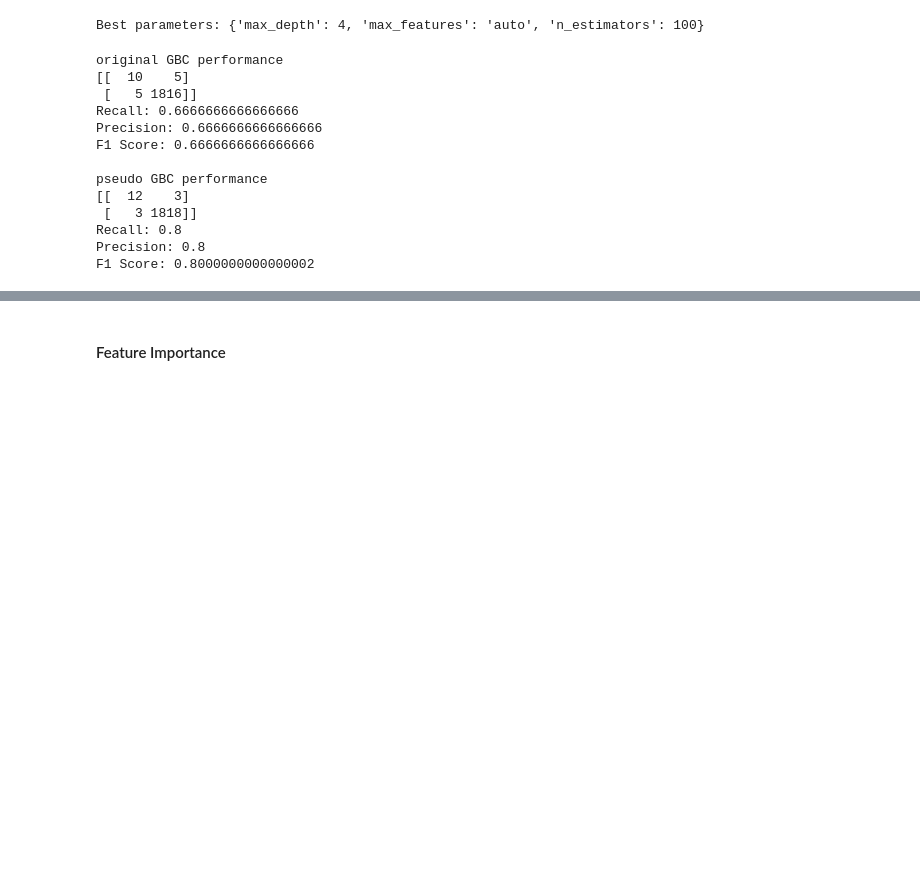
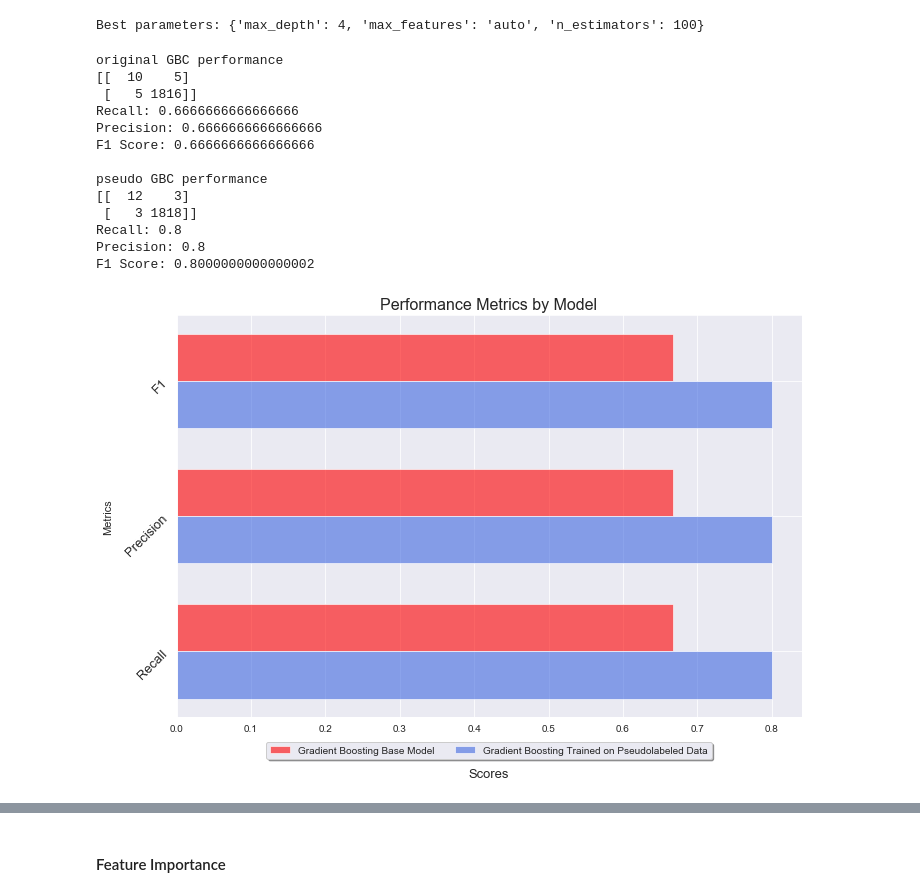
Before and after one commit to mpky/property_project, a Jupyter notebook: notebooks/semisupervised_pseudolabeling.ipynb, the cells around one changed output, grey strips where cells are left out. Saved outputs shown, nothing was run; the diff lists cells and outputs as text; code cells hidden in the pictures; blank space fills up the shorter version.

```diff
--- a/notebooks/semisupervised_pseudolabeling.ipynb
+++ b/notebooks/semisupervised_pseudolabeling.ipynb
@@ -238,6 +248,56 @@ pseudo GBC performance
 Recall: 0.8
 Precision: 0.8
 F1 Score: 0.8000000000000002
+# %%
+n_groups = 3
+base_scores = [gbc_gs_recall, gbc_gs_precision, gbc_gs_f1]
+pseudo_scores = [gbc_pseudo_recall, gbc_pseudo_precision, gbc_pseudo_f1]
+
+# create plot
+# plt.figure(figsize=(10,10))
+fig, ax = plt.subplots(figsize=(10,7))
+index = np.arange(n_groups)
+bar_width = 0.35
+opacity = 0.6
+
+rects1 = plt.barh(
+    index + bar_width,
+    base_scores,
+    bar_width,
+    alpha=opacity,
+    color='red',
+    label='Gradient Boosting Base Model'
+)
+
+rects2 = plt.barh(
+    index,
+    pseudo_scores,
+    bar_width,
+    alpha=opacity,
+    color='royalblue',
+    label='Gradient Boosting Trained on Pseudolabeled Data'
+)
+
+plt.ylabel('Metrics',fontsize=11,labelpad=10)
+plt.xlabel('Scores',fontsize=13,labelpad=35)
+plt.title('Performance Metrics by Model',fontsize=16)
+plt.yticks(index + bar_width/2, ('Recall', 'Precision', 'F1'),fontsize=13,rotation=45)
+
+# plt.legend()
+
+box = ax.get_position()
+ax.set_position([box.x0, box.y0 + box.height * 0.1,
+                 box.width, box.height * 0.9])
+
+# Put a legend below current axis
+ax.legend(loc='upper center', bbox_to_anchor=(0.5, -0.05),
+          fancybox=True, shadow=True, ncol=5)
+
+plt.tight_layout()
+# plt.savefig('../data/figures/model_performance_metrics.png')
+plt.show()
+# %% [output]
+[figure, added]
 # %%
 # Save the model
 # dump(gbc_gs_pseudo, '../models/gbc_gs_pseudo.joblib')
```
Also changed, not shown: parts of 12 cells of this notebook, 3 other files.
